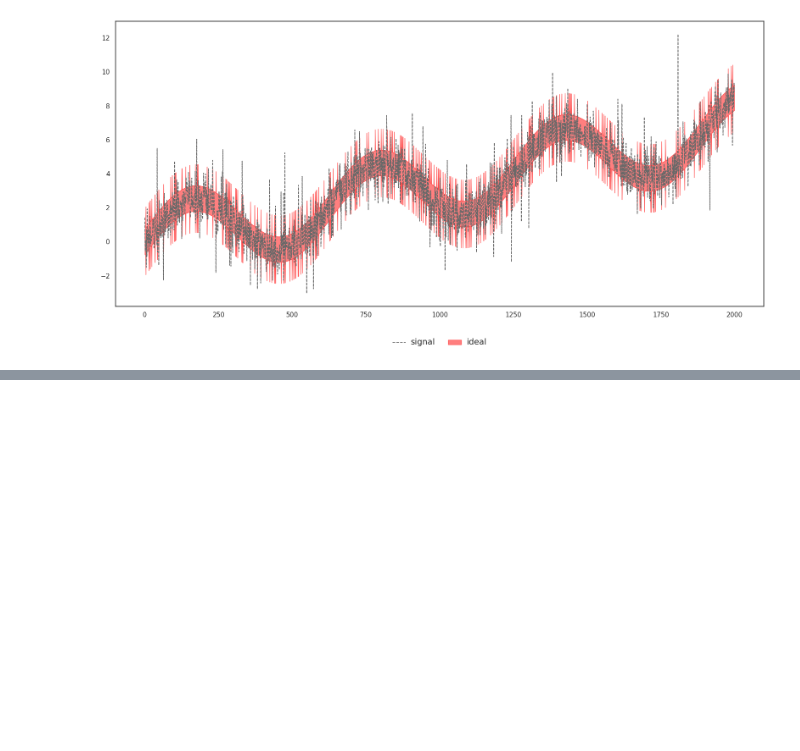
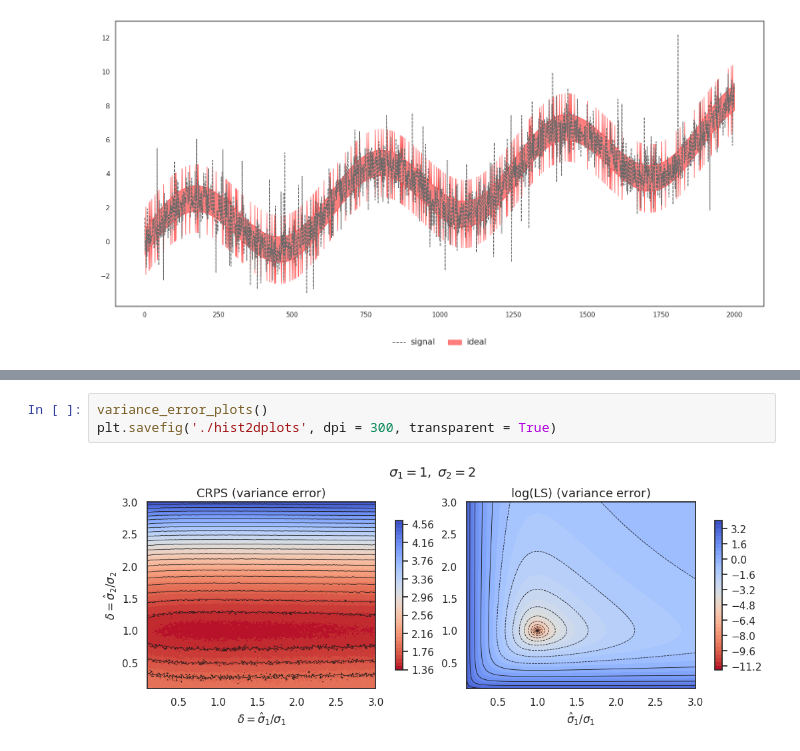
Before and after one commit to QuantLet/Proper-Scoring-Rules, a Jupyter notebook: 5. Local scale dependence of scoring rules/example_ts.ipynb, the cells around one changed output, grey strips where cells are left out. Drawn from its saved outputs; the diff is of its cells as text; blank space fills up the shorter version.

```diff
--- a/5. Local scale dependence of scoring rules/example_ts.ipynb
+++ b/5. Local scale dependence of scoring rules/example_ts.ipynb
@@ -168,0 +359,5 @@ plt.savefig('ideal_model', dpi = 300, transparent = True)
+# %%
+variance_error_plots()
+plt.savefig('./hist2dplots', dpi = 300, transparent = True)
+# %% [output]
+[figure, added]
```
Also changed, not shown: parts of 10 cells of this notebook, 8 other files.
